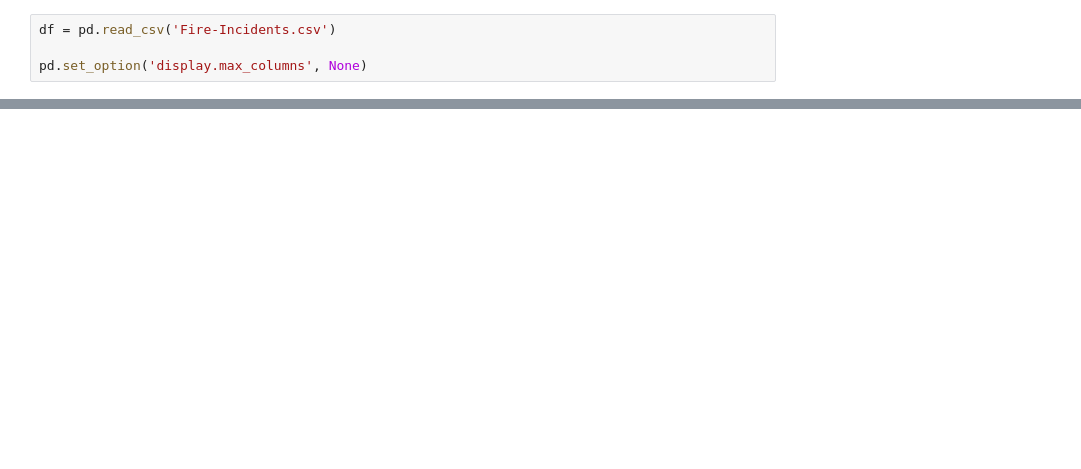
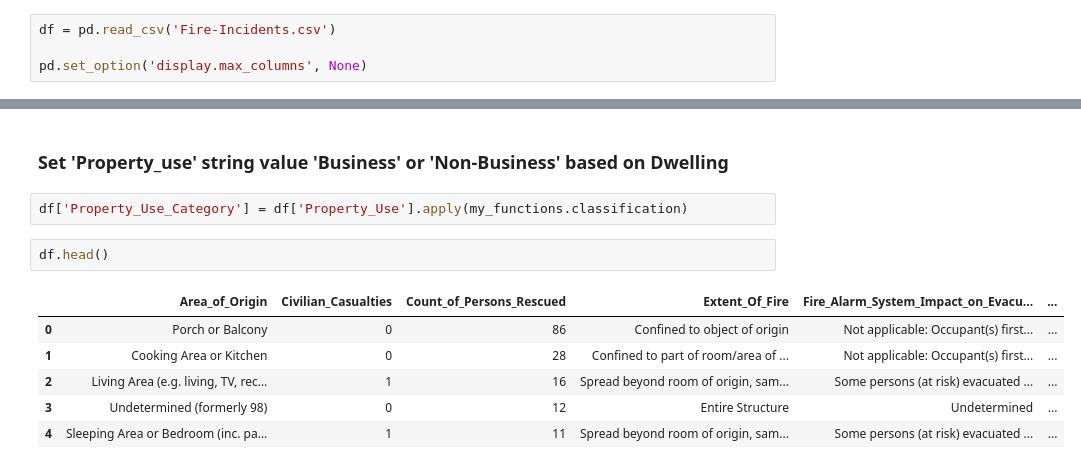
Before and after one commit to infoshareacademy/grupa_BKMMZ, a Jupyter notebook: ML/Fire_Project.ipynb, the cells around one changed output, grey strips where cells are left out. Cells and saved outputs as stored; diff of their text form; blank space fills up the shorter version.

```diff
--- a/ML/Fire_Project.ipynb
+++ b/ML/Fire_Project.ipynb
@@ -47,0 +182,13 @@ df.head()
+# %% [markdown]
+### Set 'Property_use' string value 'Business' or 'Non-Business' based on Dwelling
+# %%
+df['Property_Use_Category'] = df['Property_Use'].apply(my_functions.classification)
+# %%
+df.head()
+# %% [output]
+|  | Area_of_Origin | Civilian_Casualties | Count_of_Persons_Rescued | Extent_Of_Fire | Fire_Alarm_System_Impact_on_Evacu... | ... |
+| 0 | Porch or Balcony | 0 | 86 | Confined to object of origin | Not applicable: Occupant(s) first... | ... |
+| 1 | Cooking Area or Kitchen | 0 | 28 | Confined to part of room/area of ... | Not applicable: Occupant(s) first... | ... |
+| 2 | Living Area (e.g. living, TV, rec... | 1 | 16 | Spread beyond room of origin, sam... | Some persons (at risk) evacuated ... | ... |
+| 3 | Undetermined (formerly 98) | 0 | 12 | Entire Structure | Undetermined | ... |
+| 4 | Sleeping Area or Bedroom (inc. pa... | 1 | 11 | Spread beyond room of origin, sam... | Some persons (at risk) evacuated ... | ... |
```
Also changed, not shown: parts of 34 cells of this notebook, 1 other file.
